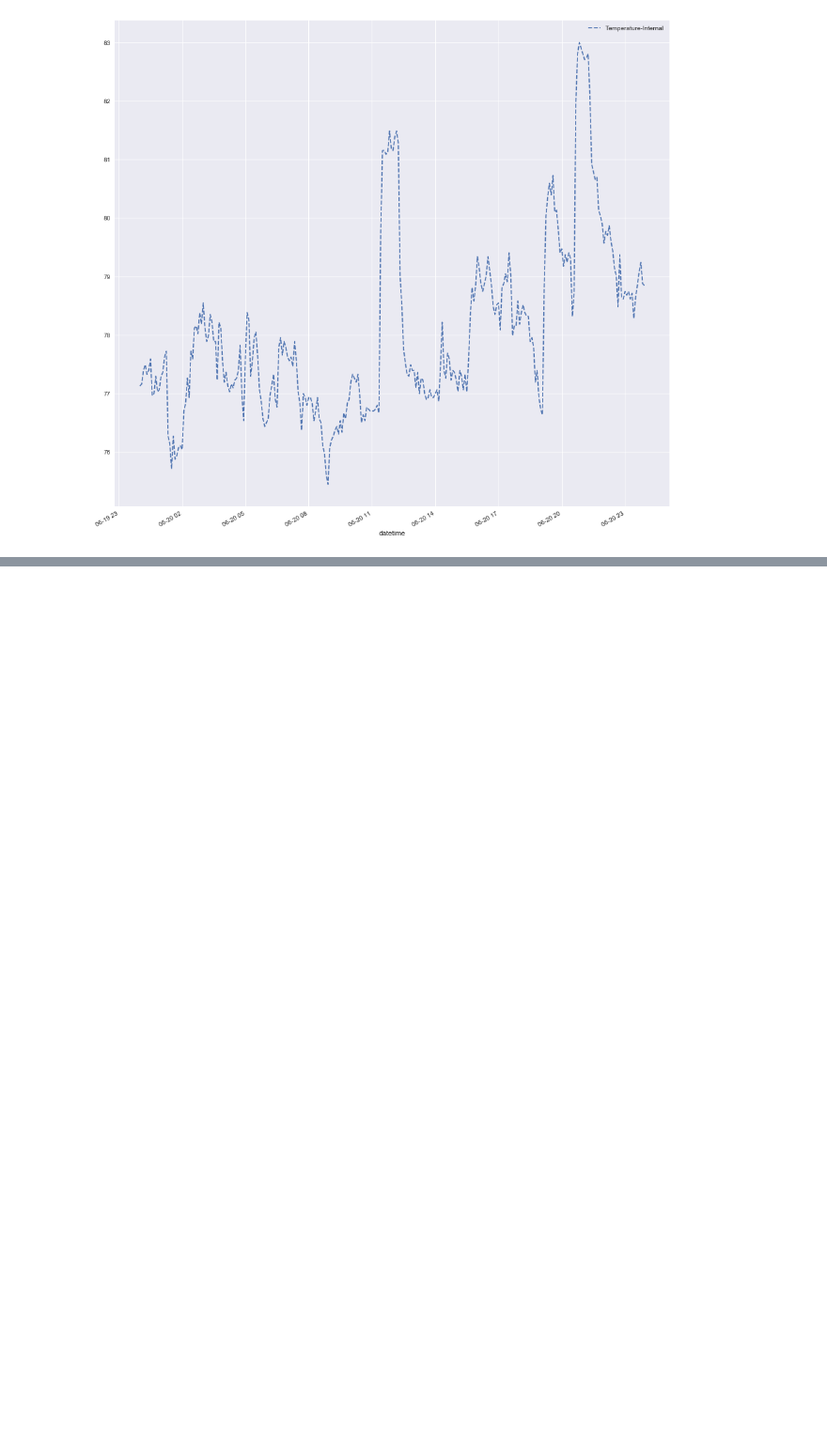
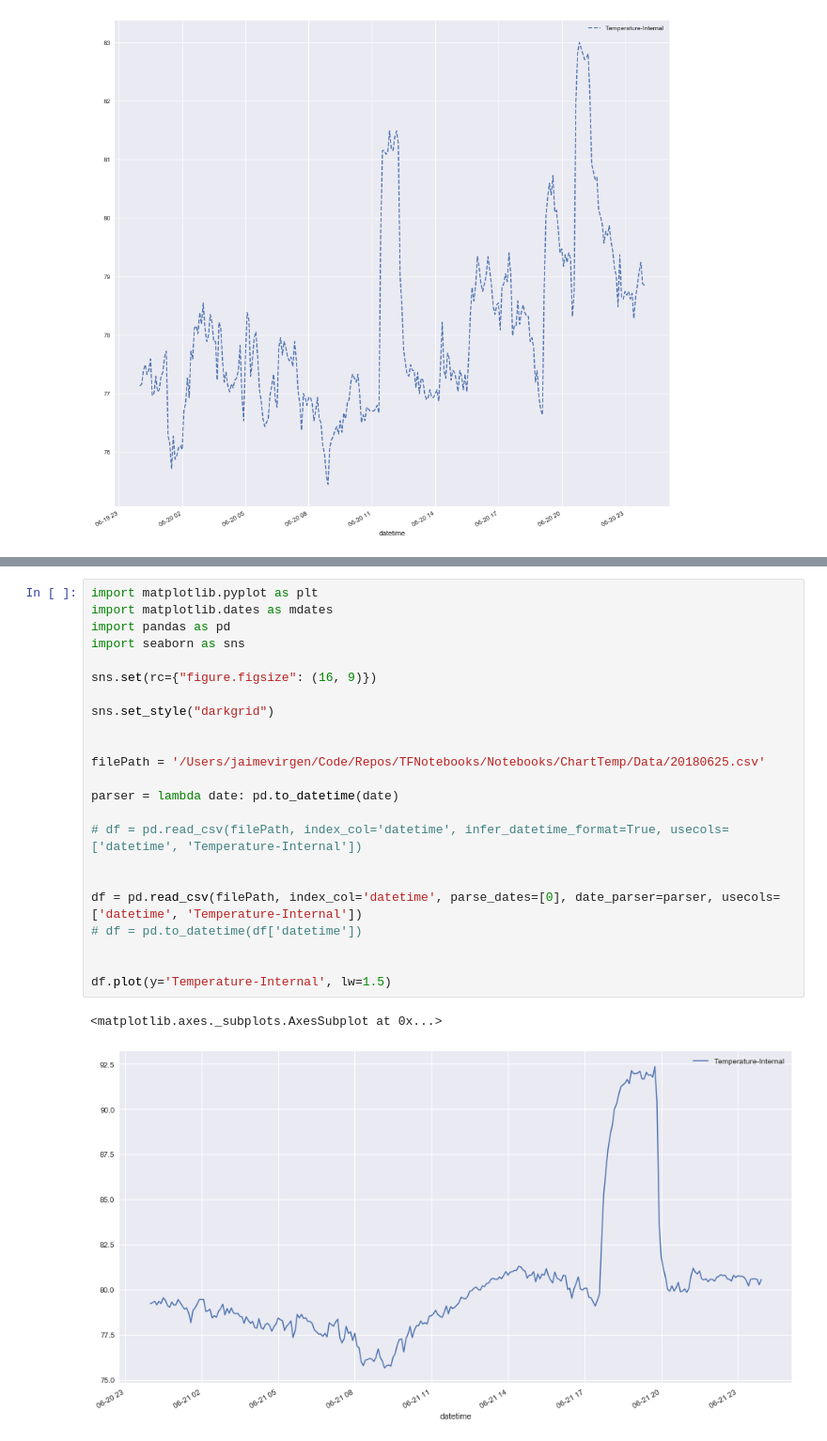
Before and after one commit to jaimevirgen/TFNotebooks, a Jupyter notebook: Notebooks/ChartTemp/ChartTemp.ipynb, the cells around one changed output, grey strips where cells are left out. Shown at 94% size. Drawn from its saved outputs; the diff is of its cells as text; blank space fills up the shorter version.

```diff
--- a/Notebooks/ChartTemp/ChartTemp.ipynb
+++ b/Notebooks/ChartTemp/ChartTemp.ipynb
@@ -96,0 +96,26 @@ TypeError: parser_f() got an unexpected keyword argument 'index'
+# %%
+import matplotlib.pyplot as plt
+import matplotlib.dates as mdates
+import pandas as pd
+import seaborn as sns
+
+sns.set(rc={"figure.figsize": (16, 9)})
+
+sns.set_style("darkgrid")
+
+
+filePath = '/Users/jaimevirgen/Code/Repos/TFNotebooks/Notebooks/ChartTemp/Data/20180625.csv'
+
+parser = lambda date: pd.to_datetime(date)
+
+# df = pd.read_csv(filePath, index_col='datetime', infer_datetime_format=True, usecols=['datetime', 'Temperature-Internal'])
+
+
+df = pd.read_csv(filePath, index_col='datetime', parse_dates=[0], date_parser=parser, usecols=['datetime', 'Temperature-Internal'])
+# df = pd.to_datetime(df['datetime'])
+
+
+df.plot(y='Temperature-Internal', lw=1.5)
+# %% [output]
+<matplotlib.axes._subplots.AxesSubplot at 0x...>
+[figure, added]
```
Also changed, not shown: parts of 1 cell of this notebook.
